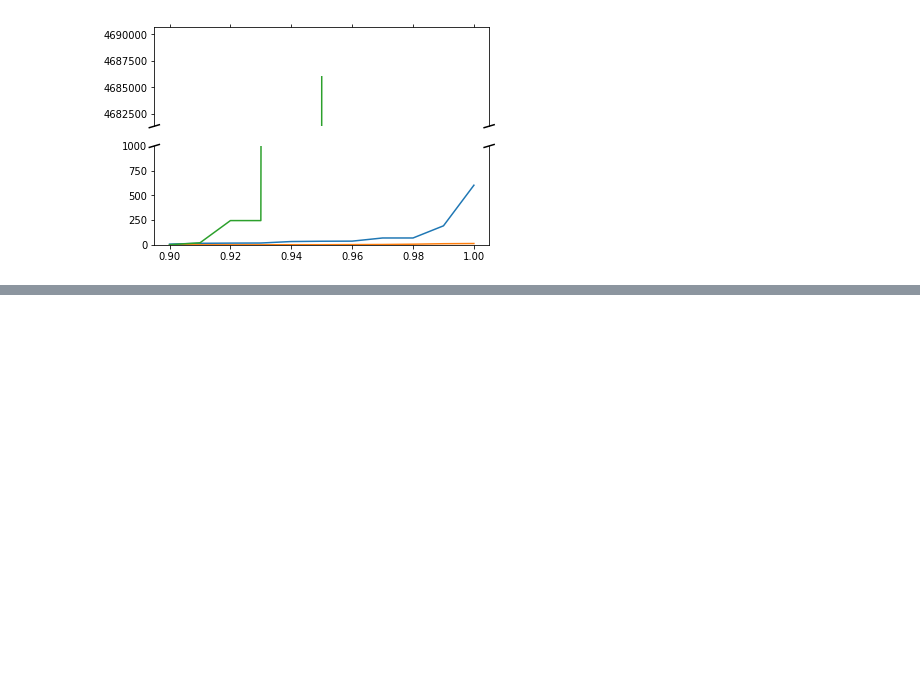
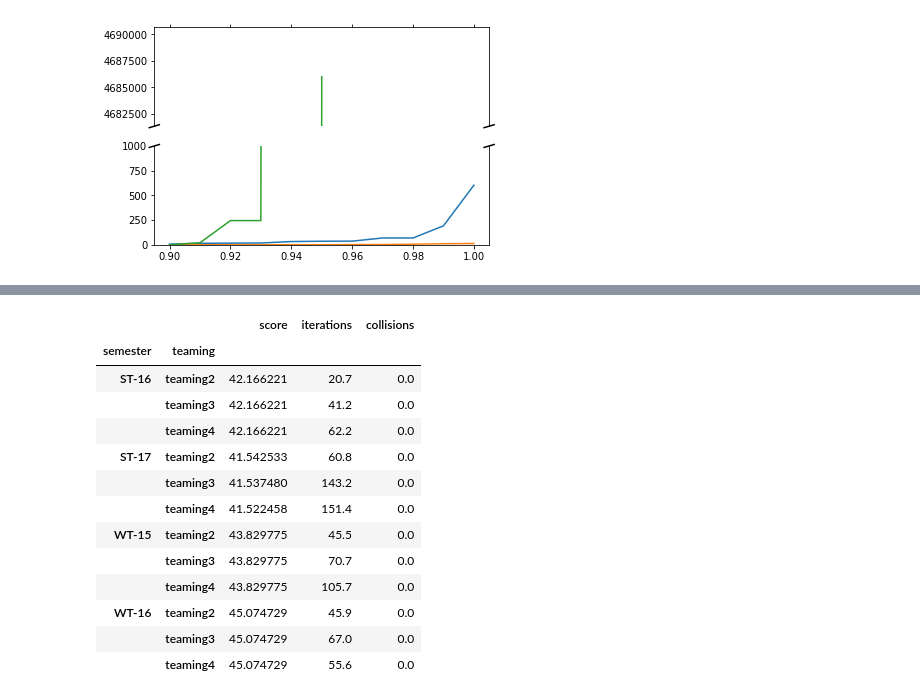
Before and after one commit to lawben/nature17, a Jupyter notebook: project4/src/notebooks/Evaluation.ipynb, the cells around one changed output, grey strips where cells are left out. Cells and saved outputs as stored; diff of their text form; code cells hidden in the pictures; blank space fills up the shorter version.

```diff
--- a/project4/src/notebooks/Evaluation.ipynb
+++ b/project4/src/notebooks/Evaluation.ipynb
@@ -56,0 +67,18 @@ bottom=4685989, top=4685989
+# %%
+groups = df.groupby(['semester', 'teaming']).mean()
+groups
+# %% [output]
+|  |  | score | iterations | collisions |
+| semester | teaming |  |  |  |
+| ST-16 | teaming2 | 42.166221 | 20.7 | 0.0 |
+|  | teaming3 | 42.166221 | 41.2 | 0.0 |
+|  | teaming4 | 42.166221 | 62.2 | 0.0 |
+| ST-17 | teaming2 | 41.542533 | 60.8 | 0.0 |
+|  | teaming3 | 41.537480 | 143.2 | 0.0 |
+|  | teaming4 | 41.522458 | 151.4 | 0.0 |
+| WT-15 | teaming2 | 43.829775 | 45.5 | 0.0 |
+|  | teaming3 | 43.829775 | 70.7 | 0.0 |
+|  | teaming4 | 43.829775 | 105.7 | 0.0 |
+| WT-16 | teaming2 | 45.074729 | 45.9 | 0.0 |
+|  | teaming3 | 45.074729 | 67.0 | 0.0 |
+|  | teaming4 | 45.074729 | 55.6 | 0.0 |
```
Also changed, not shown: parts of 6 cells of this notebook, 1 other file.
